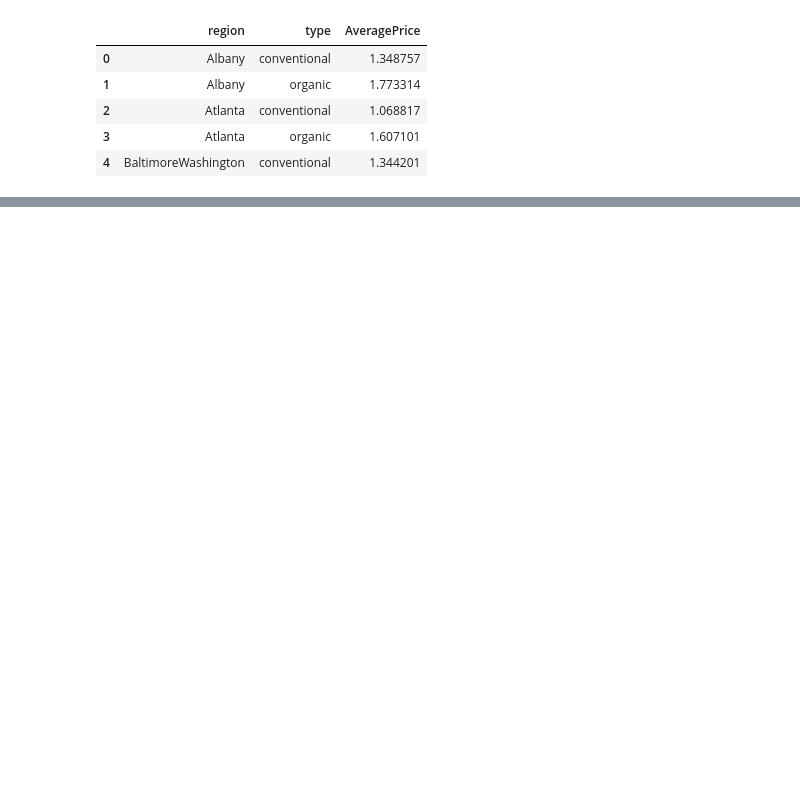
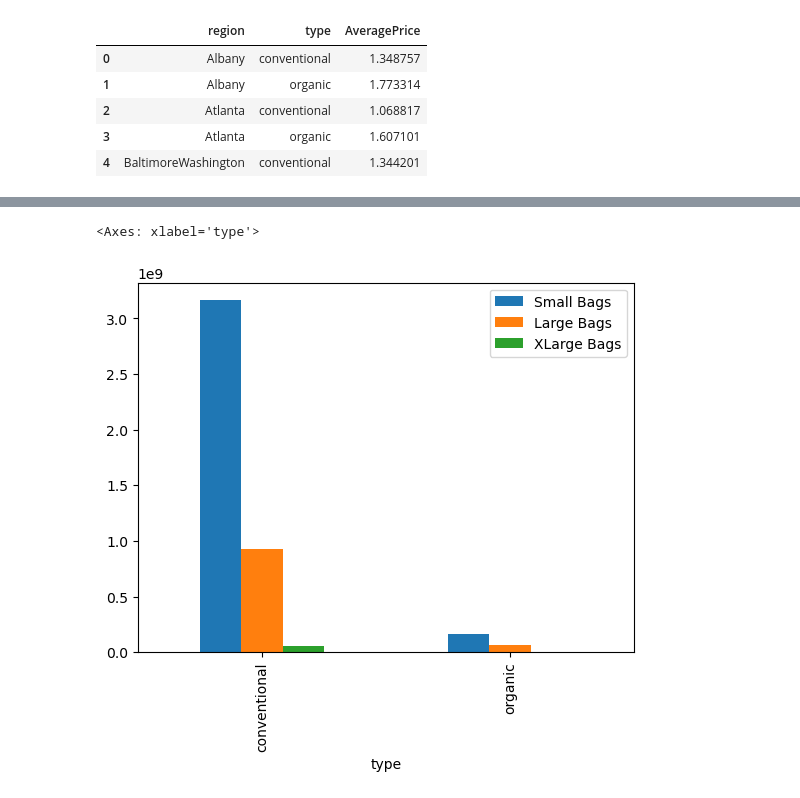
Before and after one commit to HylandMH/CIS410_Assignment3, a Jupyter notebook: Avocado.ipynb, the cells around one changed output, grey strips where cells are left out. Cells and saved outputs as stored; diff of their text form; code cells hidden in the pictures; blank space fills up the shorter version.

```diff
--- a/Avocado.ipynb
+++ b/Avocado.ipynb
@@ -122,0 +136,5 @@ data_grouped.head()
+# %%
+dataGrouped.plot.bar()
+# %% [output]
+<Axes: xlabel='type'>
+[figure, added]
```
Also changed, not shown: parts of 3 cells of this notebook, 1 other file.
